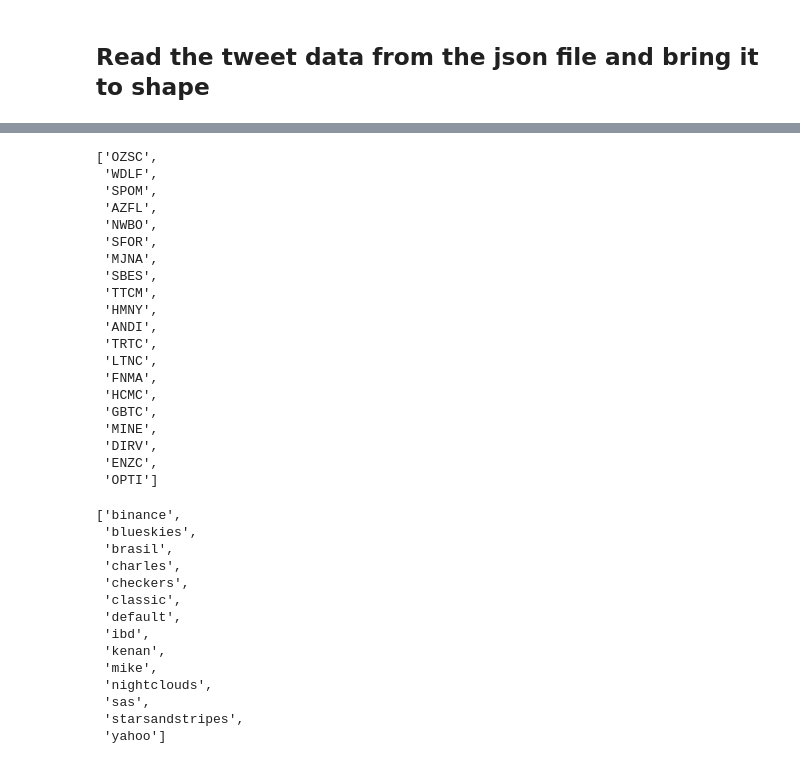
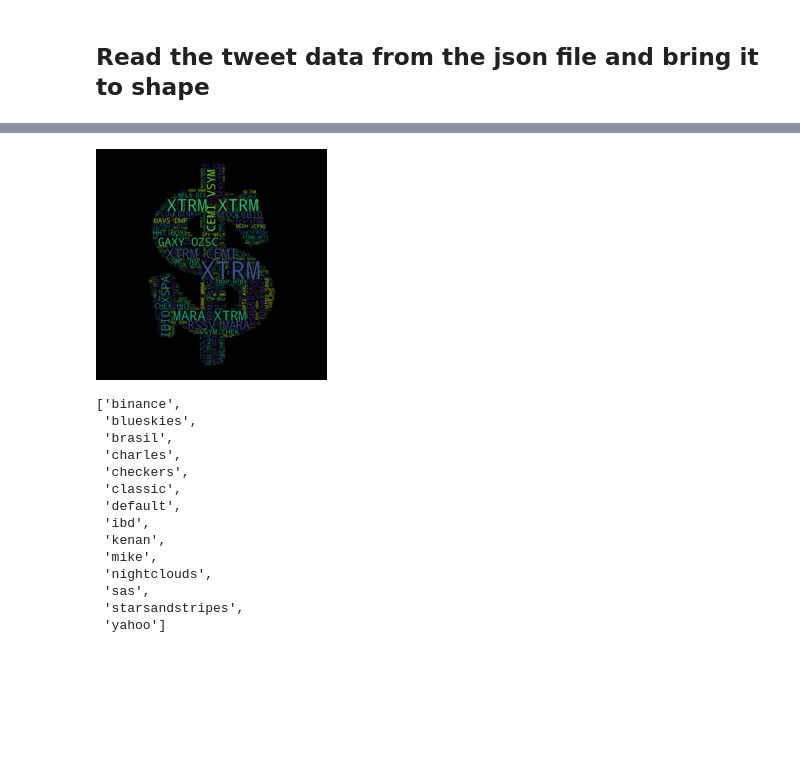
Before and after one commit to abhinavgairola/Anomaly_Detection_OTC_Market, a Jupyter notebook: Read_parquet.ipynb, the cells around one changed output, grey strips where cells are left out. Saved outputs shown, nothing was run; the diff lists cells and outputs as text; code cells hidden in the pictures; blank space fills up the shorter version.

```diff
--- a/Read_parquet.ipynb
+++ b/Read_parquet.ipynb
@@ -180,28 +166,31 @@ df_tweets=df_tweets[df_tweets.Ticker.isin(Available_ticks)]
 # %%
 bar_plot_data = pd.DataFrame(df_tweets.set_index('Date').groupby('Ticker')['Tweets'].count()).reset_index().sort_values(by='Tweets',ascending=True).rename(columns={'Tweets':'Counts'})
 # %%
-list(bar_plot_data.tail(20).Ticker.values)
+#list(bar_plot_data.tail(20).Ticker.values)
-# %% [output]
-['OZSC',
- 'WDLF',
- 'SPOM',
- 'AZFL',
- 'NWBO',
- 'SFOR',
- 'MJNA',
- 'SBES',
- 'TTCM',
- 'HMNY',
- 'ANDI',
- 'TRTC',
- 'LTNC',
- 'FNMA',
- 'HCMC',
- 'GBTC',
- 'MINE',
- 'DIRV',
- 'ENZC',
- 'OPTI']
+# %%
+import emoji
+import re
+import string
+from gensim.parsing.preprocessing import remove_stopwords
+pattern = re.compile(emoji.get_emoji_regexp())
+without_emoji = df_tweets.iloc[0:18000,:].copy()
+without_emoji.Tweets = without_emoji.Tweets.apply(lambda x : remove_stopwords(re.sub(pattern,'',x)))
+without_emoji.Tweets = without_emoji.Tweets.apply(lambda x: x.strip(string.punctuation).upper().split())
+without_emoji= without_emoji.rename(columns={'Tweets':'Tweets_tokenize'})
+
+words = ','.join([items.replace(string.punctuation,'') for lists in without_emoji.Tweets_tokenize for items in lists])
+from wordcloud import WordCloud
+from PIL import Image as im
+mask = np.array(im.open('/content/drive/MyDrive/OTCMKT/OTC.jpeg'))
+wordcloud = WordCloud(mask=mask, background_color="black",
+               max_words=1000, max_font_size=256,
+               random_state=42,width=mask.shape[1],
+               height=mask.shape[0]).generate(words)
+mp.imshow(wordcloud, interpolation='bilinear')
+mp.axis("off")
+mp.show()
+# %% [output]
+[figure, added]
 # %%
 mpf.available_styles()
 # %% [output]
```
Also changed, not shown: parts of 19 cells of this notebook.
